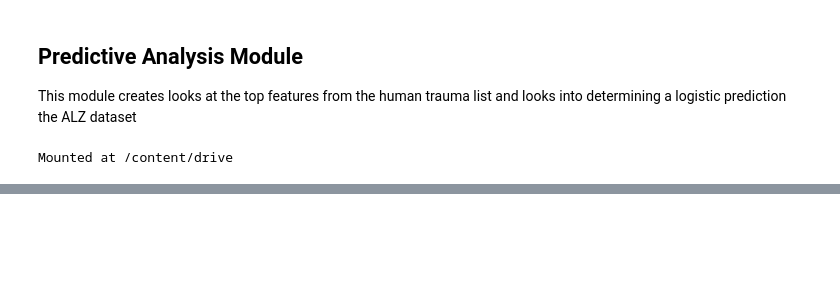
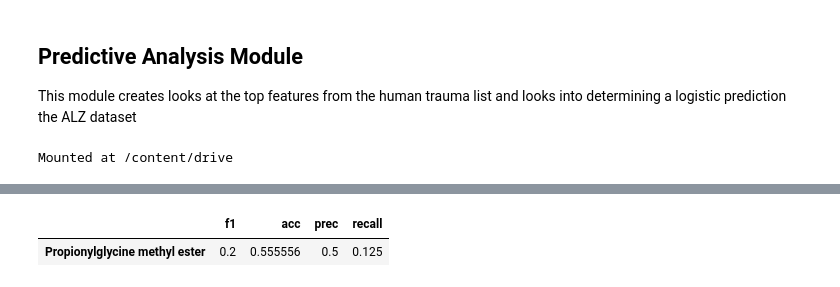
Before and after one commit to squinton-gcu/Data-Science, a Jupyter notebook: Thesis/Modules/Predictive_Analysis_Module.ipynb, the cells around one changed output, grey strips where cells are left out. Cells and saved outputs as stored; diff of their text form; code cells hidden in the pictures; blank space fills up the shorter version.

```diff
--- a/Thesis/Modules/Predictive_Analysis_Module.ipynb
+++ b/Thesis/Modules/Predictive_Analysis_Module.ipynb
@@ -149,0 +166,5 @@ stress_plasma1
+# %%
+stress_plasma2
+# %% [output]
+|  | f1 | acc | prec | recall |
+| Propionylglycine methyl ester | 0.2 | 0.555556 | 0.5 | 0.125 |
```
Also changed, not shown: parts of 10 cells of this notebook.
